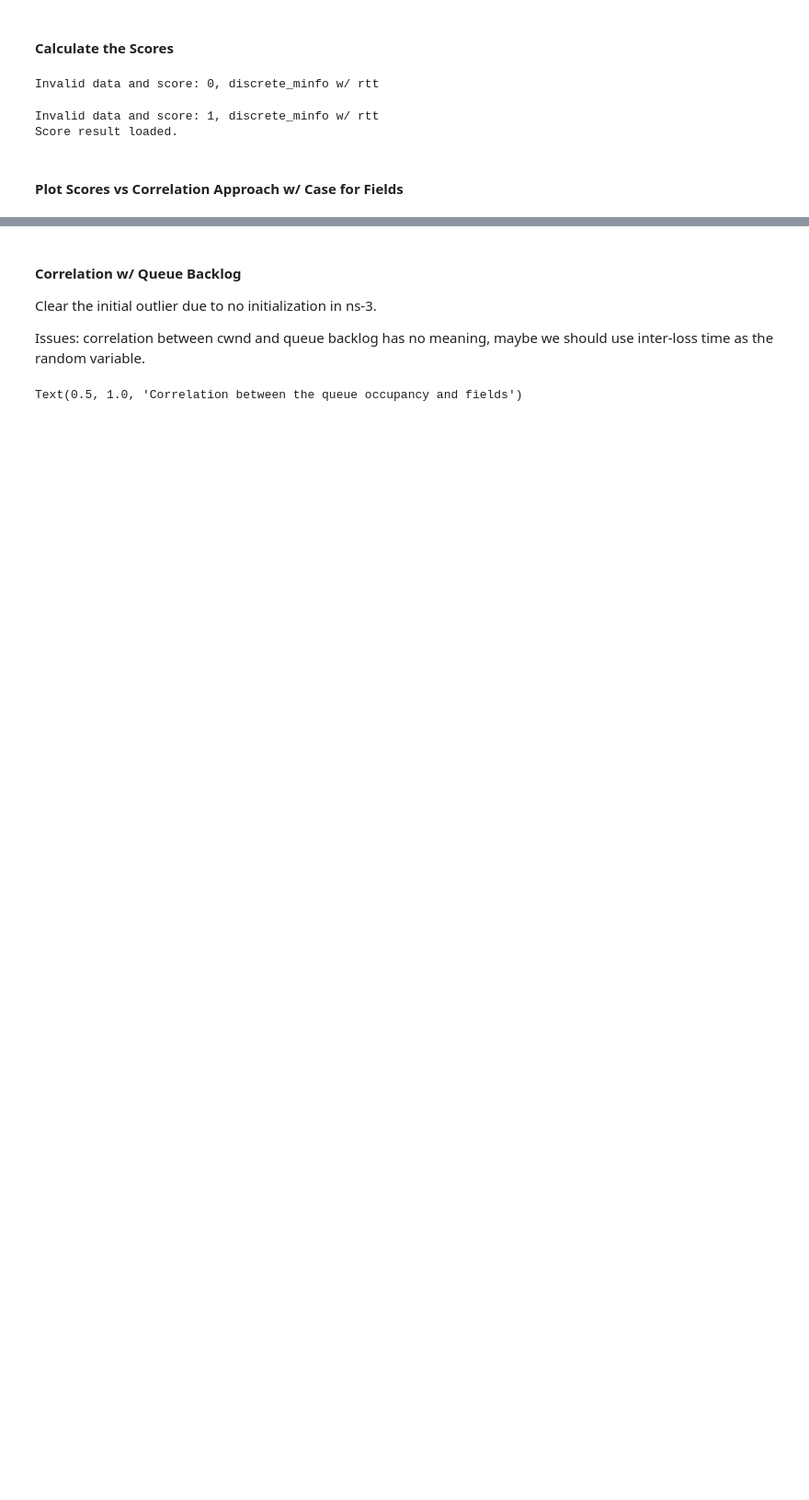
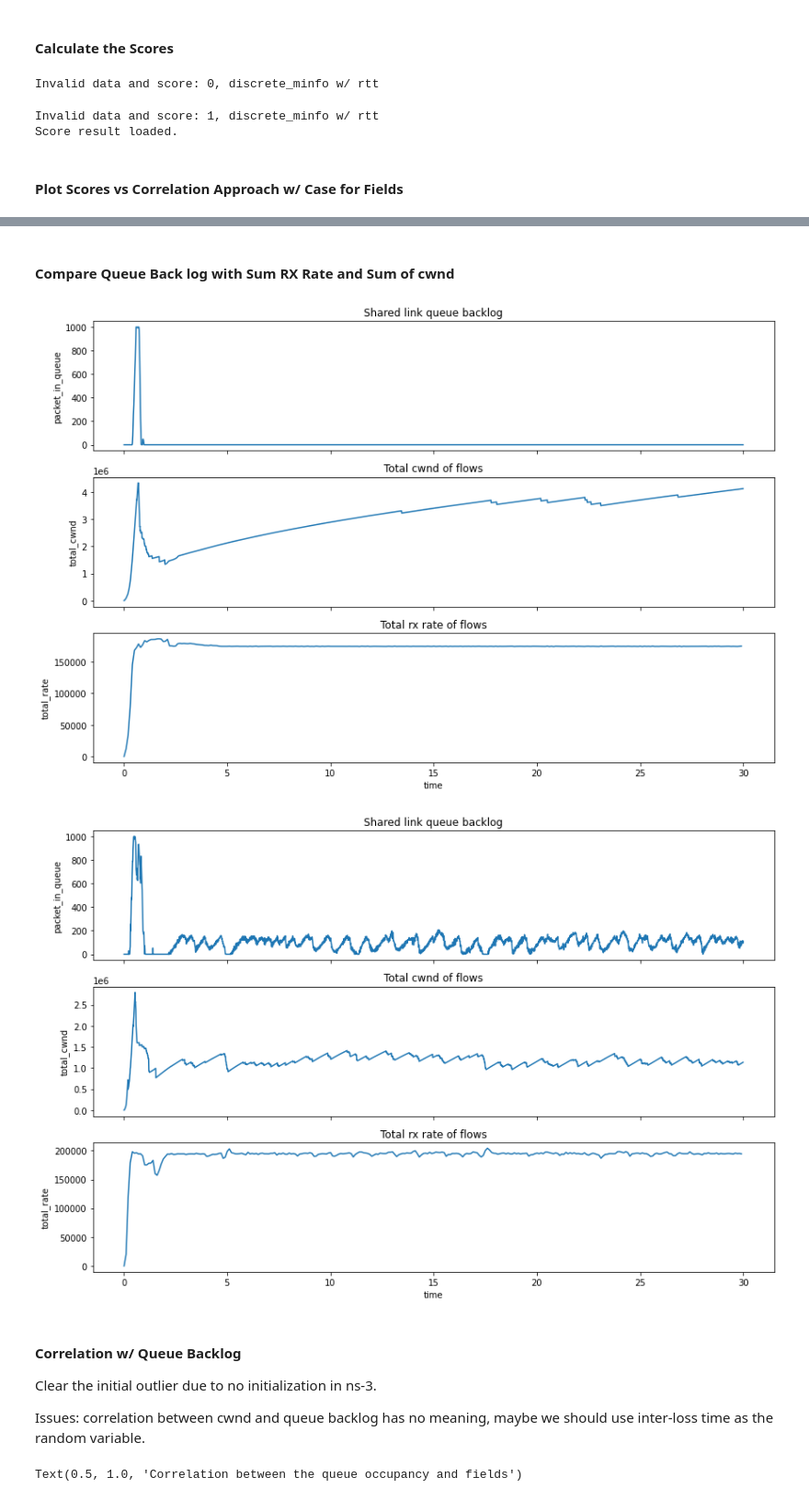
Before and after one commit to PrinceS17/NS_Simulation_Toolkit, a Jupyter notebook: script/corr_analysis.ipynb, the cells around one changed output, grey strips where cells are left out. Shown at 92% size. Drawn from its saved outputs; the diff is of its cells as text; code cells hidden in the pictures; blank space fills up the shorter version.

```diff
--- a/script/corr_analysis.ipynb
+++ b/script/corr_analysis.ipynb
@@ -238,3 +229,29 @@ plt.tight_layout()
+# %% [markdown]
+#### Compare Queue Back log with Sum RX Rate and Sum of cwnd
+# %%
+for i in range(2):
+    fig, ax = plt.subplots(3, 1, sharex=True, figsize=(12, 8))
+    sns.lineplot(x='time', y='packet_in_queue', data=qdfs[i], ax=ax[0])
+    ax[0].set_title('Shared link queue backlog')
+
+    # plot the sum of cwnd for tx
+    ddf = dfs[i].copy()
+    ddf['total_cwnd'] = ddf.groupby('time')['cwnd'].transform(sum)
+    ddf = ddf.drop_duplicates(subset=['time'])
+    sns.lineplot(x='time', y='total_cwnd', data=ddf, ax=ax[1])
+    ax[1].set_title('Total cwnd of flows')
+
+    # plot the sum of rx rate
+    rdf = rdfs[i].copy()
+    rdf['total_rate'] = rdf.groupby('time')['rate'].transform(sum)
+    rdf = rdf.drop_duplicates(subset=['time'])
+    sns.lineplot(x='time', y='total_rate', data=rdf, ax=ax[2])
+    ax[2].set_title('Total rx rate of flows')
+
+    plt.tight_layout()
+# %% [output]
+[figure, added]
+[figure, added]
 # %% [markdown]
 #### Correlation w/ Queue Backlog
 Clear the initial outlier due to no initialization in ns-3.
```
Also changed, not shown: parts of 7 cells of this notebook, 1 other file.
